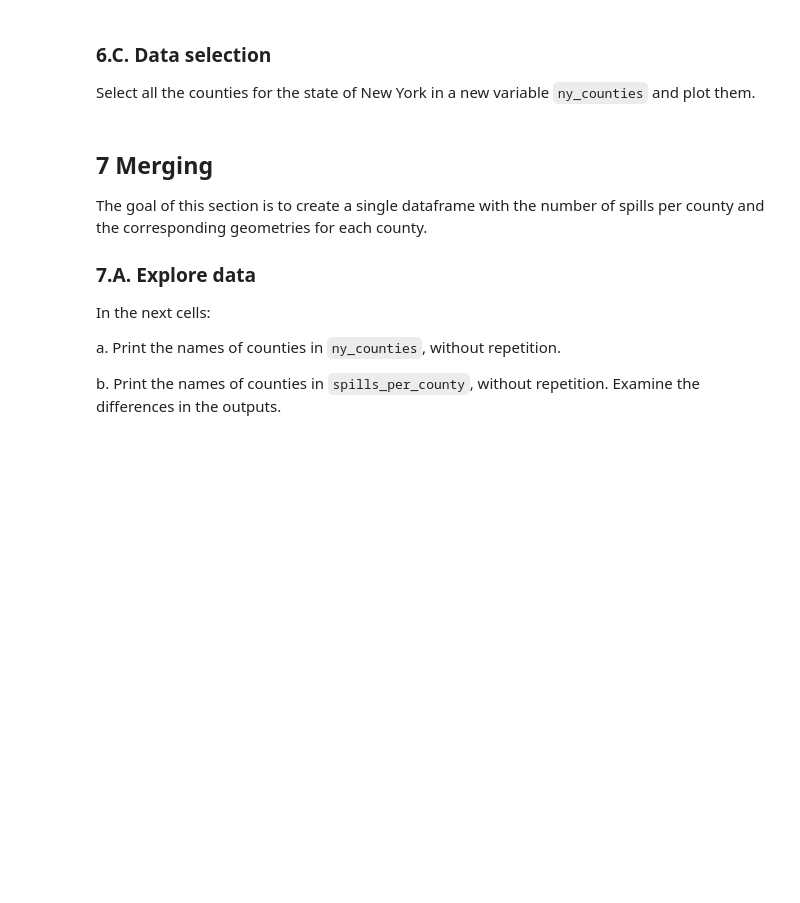
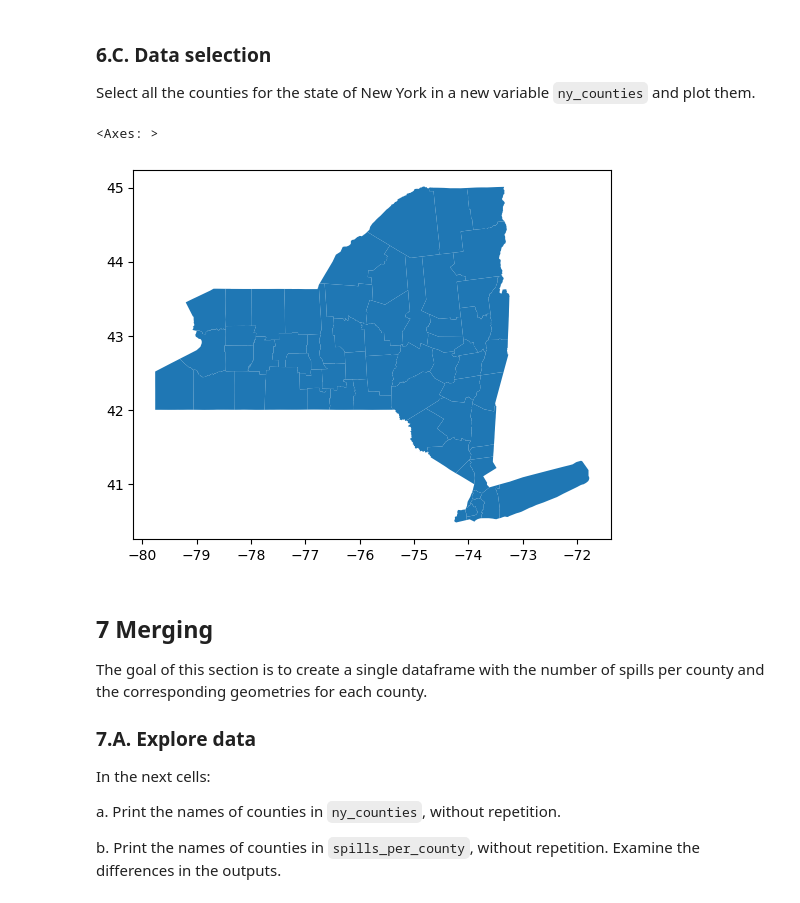
Before and after one commit to jordancsibley/eds220-hwk3, a Jupyter notebook: hwk3-task2-oil-spills.ipynb, the cells around one changed output. Cells and saved outputs as stored; diff of their text form; code cells hidden in the pictures; blank space fills up the shorter version.

```diff
--- a/hwk3-task2-oil-spills.ipynb
+++ b/hwk3-task2-oil-spills.ipynb
@@ -344,0 +396,7 @@ Simplify column names as needed.
+# %%
+# Your code here
+# Convert column names to lowercase
+counties.columns = counties.columns.str.lower()
+
+# Check new column names
+list(counties.columns)
@@ -351,3 +427,12 @@ Select all the counties for the state of New York in a new variable `ny_counties
+# %%
+# Subset counties dataframe to only include New York (statefp = 36)
+ny_counties = counties[counties['statefp'] == '36']
+
+# Plot ny_counties
+ny_counties.plot()
+# %% [output]
+<Axes: >
+[figure, added]
 # %% [markdown]
 ## 7 Merging
 
```
Also changed, not shown: parts of 12 cells of this notebook.
